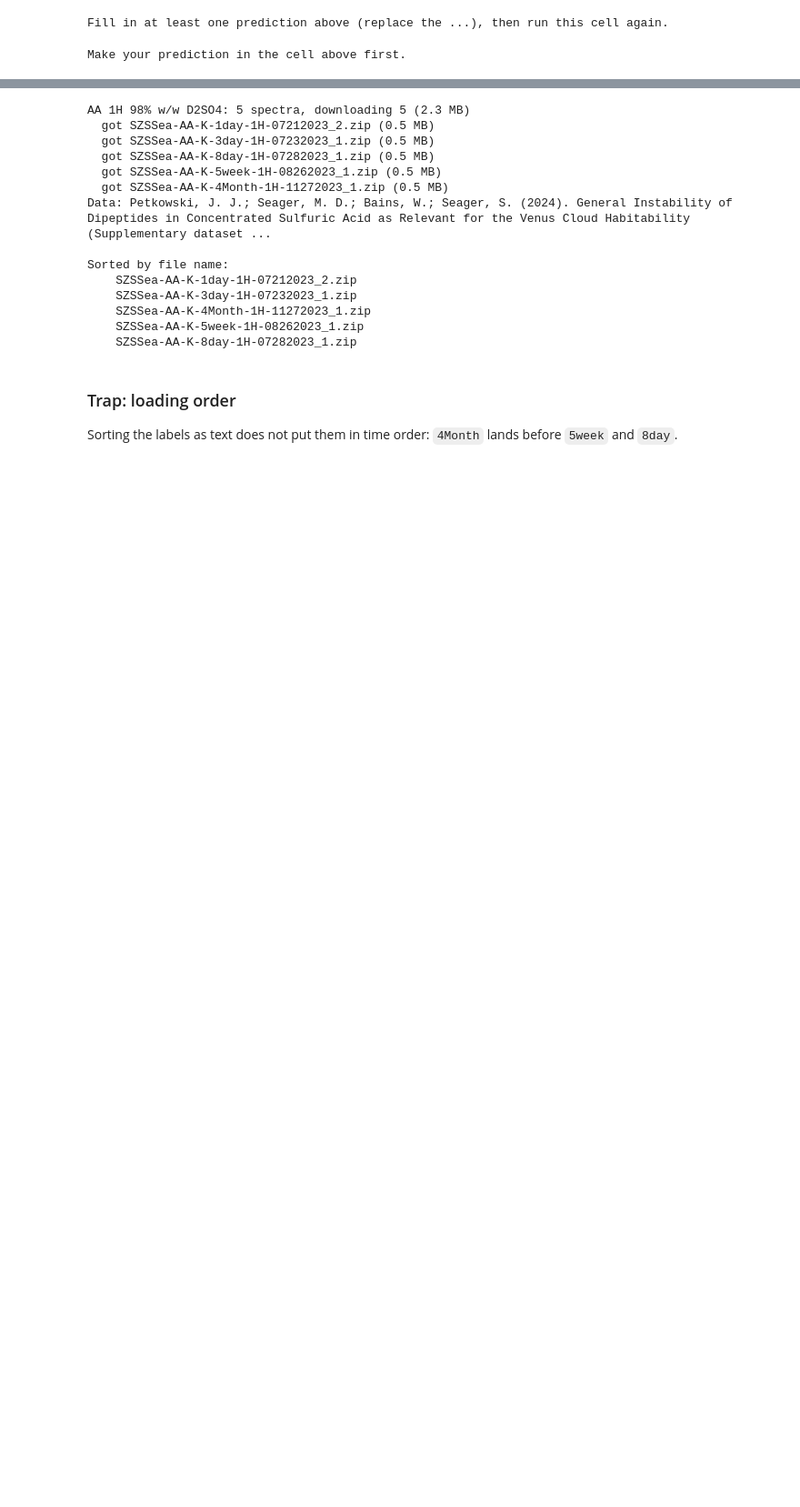
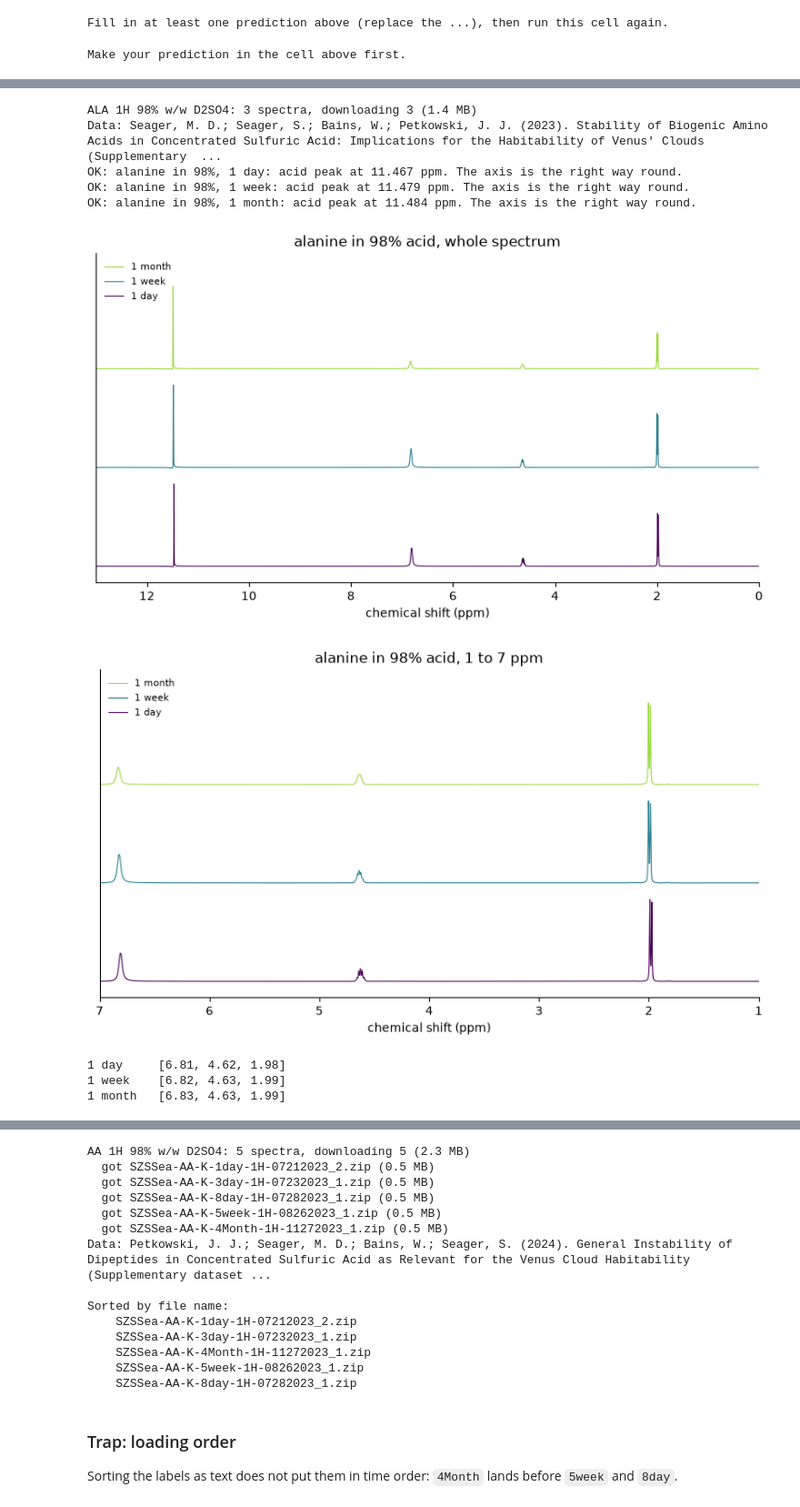
Before and after one commit to Rakiura-Inc/morning-star-nmr, a Jupyter notebook: notebooks/executed/01_capstone_ala_ala_vs_gly_gly.executed.ipynb, the cells around one changed output, grey strips where cells are left out. Shown at 91% size. Saved outputs shown, nothing was run; the diff lists cells and outputs as text; code cells hidden in the pictures; blank space fills up the shorter version.

```diff
--- a/notebooks/executed/01_capstone_ala_ala_vs_gly_gly.executed.ipynb
+++ b/notebooks/executed/01_capstone_ala_ala_vs_gly_gly.executed.ipynb
@@ -122,6 +217,7 @@ MY_PREDICTION = {
     "GG_signals": ...,  # a whole number: how many signals do Gly-Gly's hydrogens on carbon give?
     "GG_ch2_ppm": ...,  # a number in ppm: roughly where are its CH2 signals?
     "breaks_down": ...,  # "Ala-Ala", "Gly-Gly", "both", "neither" or "unsure"
+    "fading": ...,  # in words: which hydrogens on N or O shrink or vanish, and why
 }
 nt.record.predict("capstone", MY_PREDICTION)
 # %% [output]
@@ -148,7 +244,7 @@ if nt.record.revealed("capstone"):
         "Gly-Gly's two CH2 groups differ the same way."
     )
     print(
-        "Next: load the spectra (Part 1) and find where each signal really sits. You write down what you see in Part 2."
+        "Next: load the spectra (Part 2) and find where each signal really sits. You write down what you see in Part 3."
     )
     nt.portal.done("capstone-predict")
 # %% [output]
@@ -155,0 +280,34 @@ Make your prediction in the cell above first.
+# %%
+# Alanine in 98% acid at 1 day, 8 days (the "1 week" folder) and 1 month.
+alanine = nt.load_series(AMINO_ACID_SPECTRA, "alanine", acid="98%", nucleus="1H")
+for spectrum in alanine:
+    print(nt.checks.check_axis(spectrum))
+
+# Whole spectrum: each trace scaled to its tallest point, which is the acid peak.
+title = "alanine in 98% acid, whole spectrum"
+fig_alanine_whole, ax = nt.plot.stack(alanine, lo=0, hi=13, norm=None, title=title)
+
+# 1 to 7 ppm: each trace scaled to its tallest peak in that range, so alanine's own peaks fill it.
+title = "alanine in 98% acid, 1 to 7 ppm"
+fig_alanine_zoom, ax = nt.plot.stack(alanine, lo=1.0, hi=7.0, norm=(1.0, 7.0), title=title)
+plt.show()
+# %% [output]
+ALA 1H 98% w/w D2SO4: 3 spectra, downloading 3 (1.4 MB)
+Data: Seager, M. D.; Seager, S.; Bains, W.; Petkowski, J. J. (2023). Stability of Biogenic Amino Acids in Concentrated Sulfuric Acid: Implications for the Habitability of Venus' Clouds (Supplementary  ...
+OK: alanine in 98%, 1 day: acid peak at 11.467 ppm. The axis is the right way round.
+OK: alanine in 98%, 1 week: acid peak at 11.479 ppm. The axis is the right way round.
+OK: alanine in 98%, 1 month: acid peak at 11.484 ppm. The axis is the right way round.
+[figure, added]
+[figure, added]
+# %%
+# Where the picker finds peaks between 1 and 7 ppm, at each time point.
+alanine_peaks_ppm = {}
+for spectrum in alanine:
+    peaks = nt.peaks.pick(spectrum, lo=1.0, hi=7.0, min_height=0.03)
+    positions = [round(peak["ppm"], 2) for peak in peaks]
+    alanine_peaks_ppm[spectrum.time_label] = positions
+    print(f"{spectrum.time_label:9s}", positions)
+# %% [output]
+1 day     [6.81, 4.62, 1.98]
+1 week    [6.82, 4.63, 1.99]
+1 month   [6.83, 4.63, 1.99]
```
Also changed, not shown: parts of 29 cells of this notebook, 11 other files.
